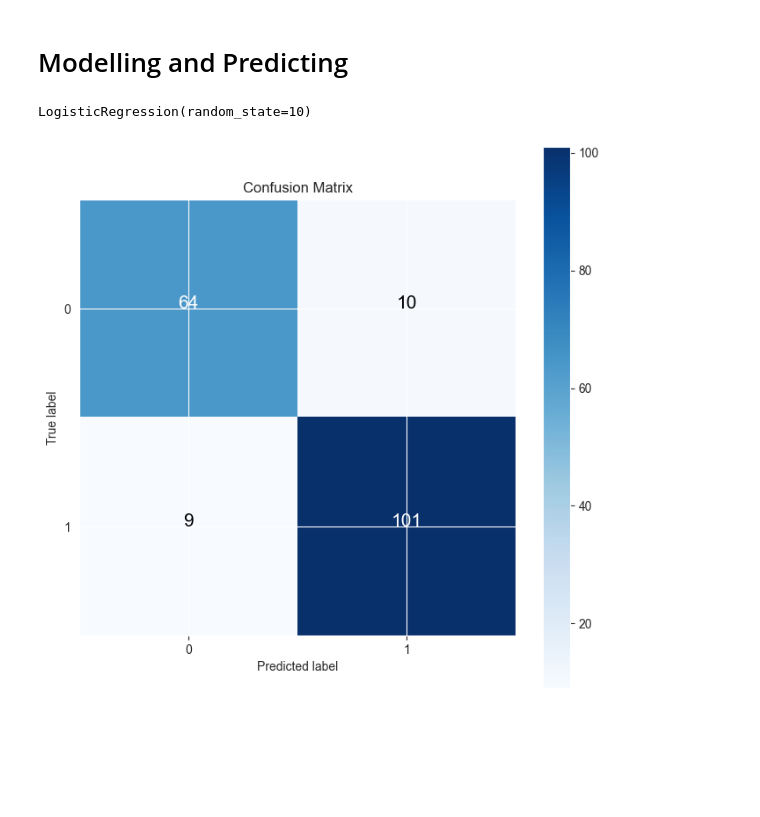
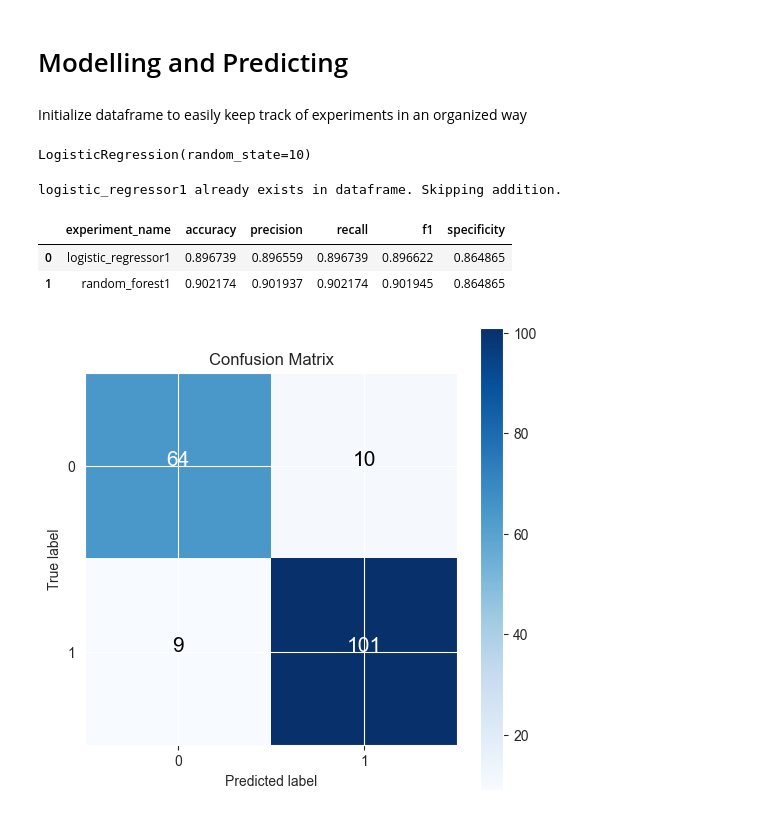
Before and after one commit to nripstein/Heart-Disease-Prediction, a Jupyter notebook: heart failure prediction notebook.ipynb, the cells around one changed output. Drawn from its saved outputs; the diff is of its cells as text; code cells hidden in the pictures; blank space fills up the shorter version.

Commit message:
finished first 2 models

```diff
--- a/heart failure prediction notebook.ipynb
+++ b/heart failure prediction notebook.ipynb
@@ -355,7 +356,7 @@ from sklearn.metrics import accuracy_score, precision_recall_fscore_support
 import itertools
 from sklearn.metrics import confusion_matrix
 
-def calculate_results(y_true, y_pred):
+def calculate_results(y_true: np.ndarray, y_pred: np.ndarray) -> dict:
     """
     Calculates model accuracy, precision, recall and f1 score of a binary classification model.
 
@@ -455,6 +456,34 @@ def make_confusion_matrix(y_true, y_pred, classes=None, figsize=(10, 10), text_s
   # Save the figure to the current working directory
   if savefig:
     fig.savefig("confusion_matrix.png")
+# %% [markdown]
+Initialize dataframe to easily keep track of experiments in an organized way
+# %%
+models_df = pd.DataFrame({"experiment_name": [], "accuracy": [], "precision": [], "recall": [], "f1": [], "specificity": []})
+
+def add_experiment(models: pd.DataFrame, experiment_name: str, predictions: np.ndarray) -> pd.DataFrame:
+    """
+    Add a new experiment to the models_df DataFrame.
+
+    Args:
+        models: DataFrame to store the models' results.
+        experiment_name: Name of the experiment.
+        predictions: The model's predicted labels
+
+    Returns:
+        Updated models DataFrame with the new experiment.
+    """
+    if len(models) and experiment_name in models["experiment_name"].values:
+        # Experiment name already exists in the DataFrame. only runs the if block if there's at least one entry
+        print(f"{experiment_name} already exists in dataframe. Skipping addition.")
+        return models
+
+    new_row = {"experiment_name": experiment_name}
+    results = calculate_results(y_true=y_test, y_pred=predictions)
+    new_row.update(results)
+
+    models.loc[len(models_df)] = new_row
+    return models
 # %%
 logistic_regressor1 = LogisticRegression(random_state=10)
 logistic_regressor1.fit(x_train, y_train)
@@ -462,7 +491,12 @@ logistic_regressor1.fit(x_train, y_train)
 LogisticRegression(random_state=10)
 # %%
 logistic_regressor1_predictions = logistic_regressor1.predict(x_test)
-calculate_results(y_true=y_test, y_pred=logistic_regressor1_predictions)
-make_confusion_matrix(y_true=y_test, y_pred=logistic_regressor1_predictions, figsize=(8, 8))
+models_df = add_experiment(models_df, "logistic_regressor1", logistic_regressor1_predictions)
+display(models_df)
+make_confusion_matrix(y_true=y_test, y_pred=logistic_regressor1_predictions, figsize=(6, 6))
 # %% [output]
+logistic_regressor1 already exists in dataframe. Skipping addition.
+|  | experiment_name | accuracy | precision | recall | f1 | specificity |
+| 0 | logistic_regressor1 | 0.896739 | 0.896559 | 0.896739 | 0.896622 | 0.864865 |
+| 1 | random_forest1 | 0.902174 | 0.901937 | 0.902174 | 0.901945 | 0.864865 |
-[figure, old version]
+[figure, new version]
```
Also changed, not shown: parts of 3 cells of this notebook.
